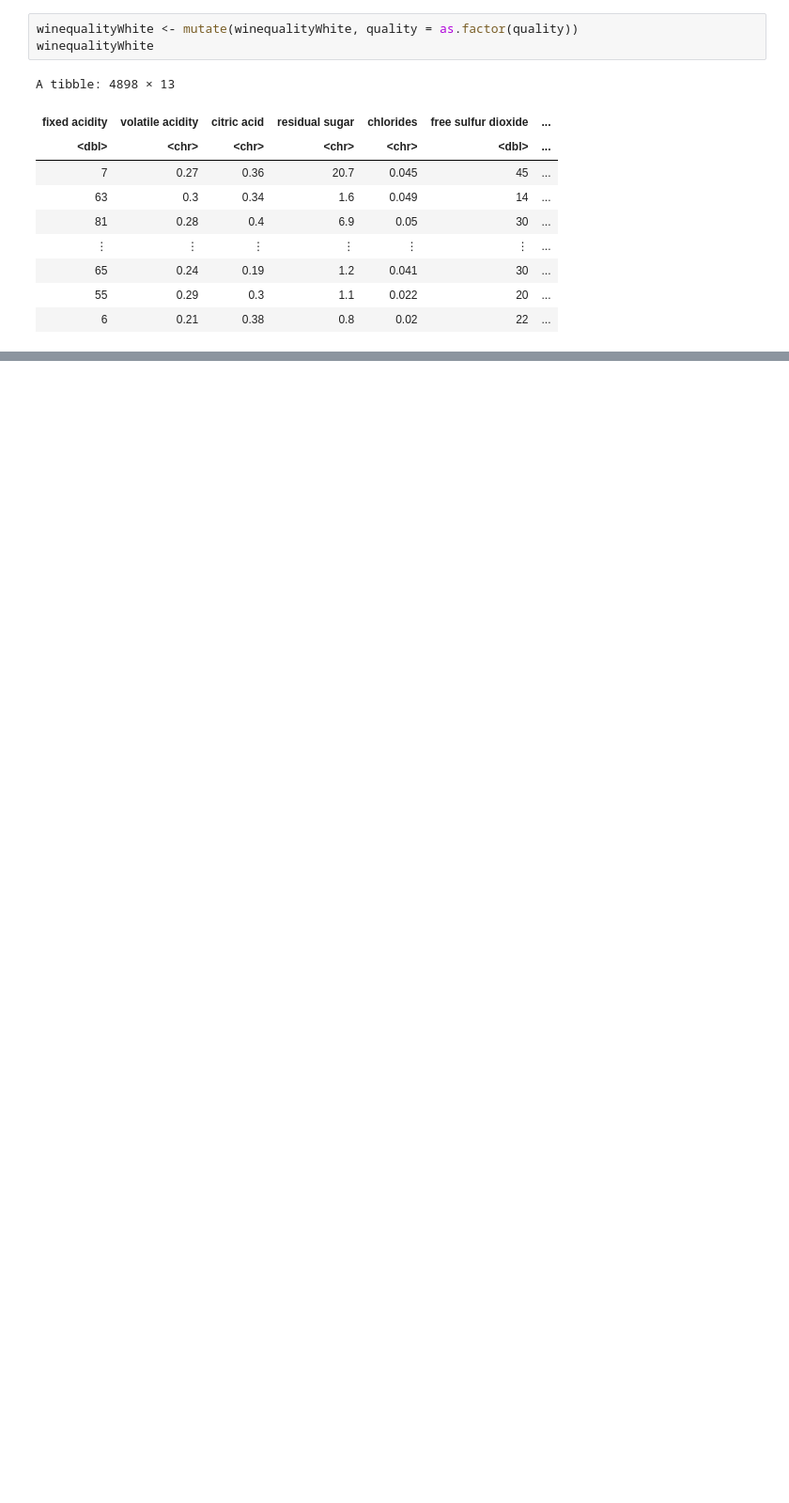
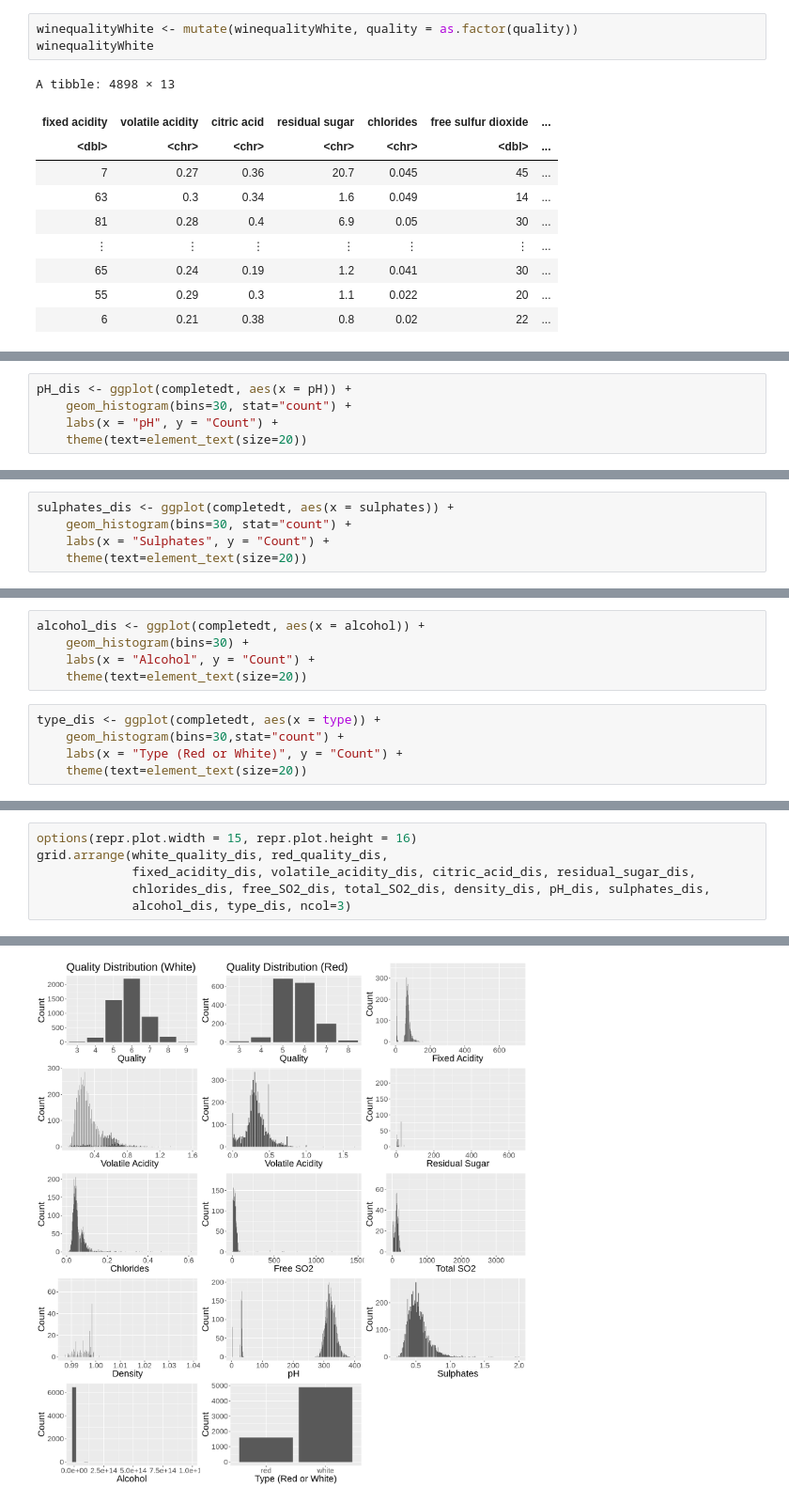
Before and after one commit to Hg422/DSCI100_GroupProject_2022, a Jupyter notebook: Project Proposal Final.ipynb, the cells around one changed output, grey strips where cells are left out. Shown: that part at 94% size. Drawn from its saved outputs; the diff is of its cells as text; blank space fills up the shorter version.

Commit message:
added distribution plots

```diff
--- a/Project Proposal Final.ipynb
+++ b/Project Proposal Final.ipynb
@@ -151,0 +266,5 @@ A tibble: 9796 × 13
+# %%
+pH_dis <- ggplot(completedt, aes(x = pH)) +
+    geom_histogram(bins=30, stat="count") +
+    labs(x = "pH", y = "Count") +
+    theme(text=element_text(size=20))
@@ -151,0 +274,5 @@ A tibble: 9796 × 13
+# %%
+sulphates_dis <- ggplot(completedt, aes(x = sulphates)) +
+    geom_histogram(bins=30, stat="count") +
+    labs(x = "Sulphates", y = "Count") +
+    theme(text=element_text(size=20))
@@ -151,0 +282,10 @@ A tibble: 9796 × 13
+# %%
+alcohol_dis <- ggplot(completedt, aes(x = alcohol)) +
+    geom_histogram(bins=30) +
+    labs(x = "Alcohol", y = "Count") +
+    theme(text=element_text(size=20))
+# %%
+type_dis <- ggplot(completedt, aes(x = type)) +
+    geom_histogram(bins=30,stat="count") +
+    labs(x = "Type (Red or White)", y = "Count") +
+    theme(text=element_text(size=20))
@@ -151,0 +297,7 @@ A tibble: 9796 × 13
+# %%
+options(repr.plot.width = 15, repr.plot.height = 16)
+grid.arrange(white_quality_dis, red_quality_dis,
+             fixed_acidity_dis, volatile_acidity_dis, citric_acid_dis, residual_sugar_dis,
+             chlorides_dis, free_SO2_dis, total_SO2_dis, density_dis, pH_dis, sulphates_dis,
+             alcohol_dis, type_dis, ncol=3)
+# %% [output]
@@ -151,0 +306 @@ A tibble: 9796 × 13
+[figure, added]
```
Also changed, not shown: parts of 24 cells of this notebook.
